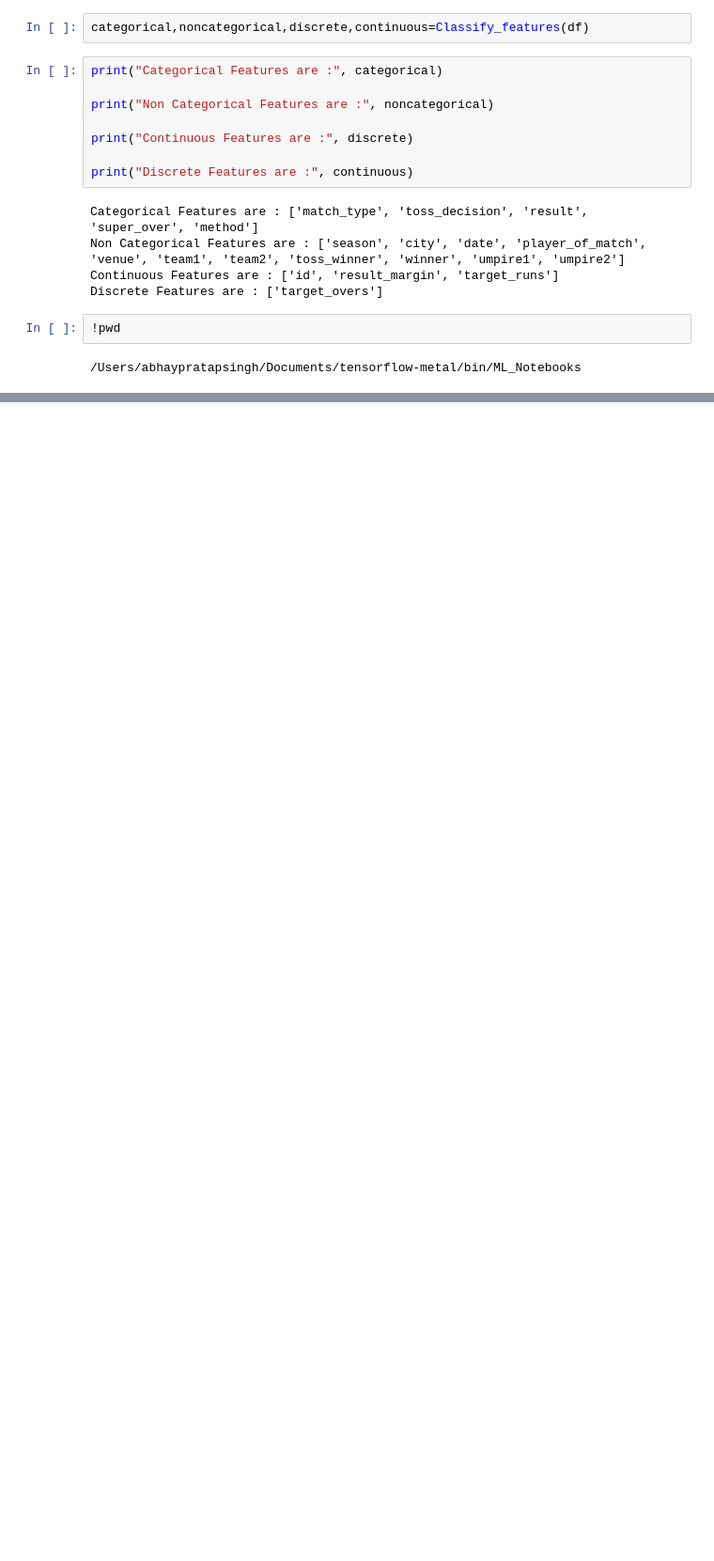
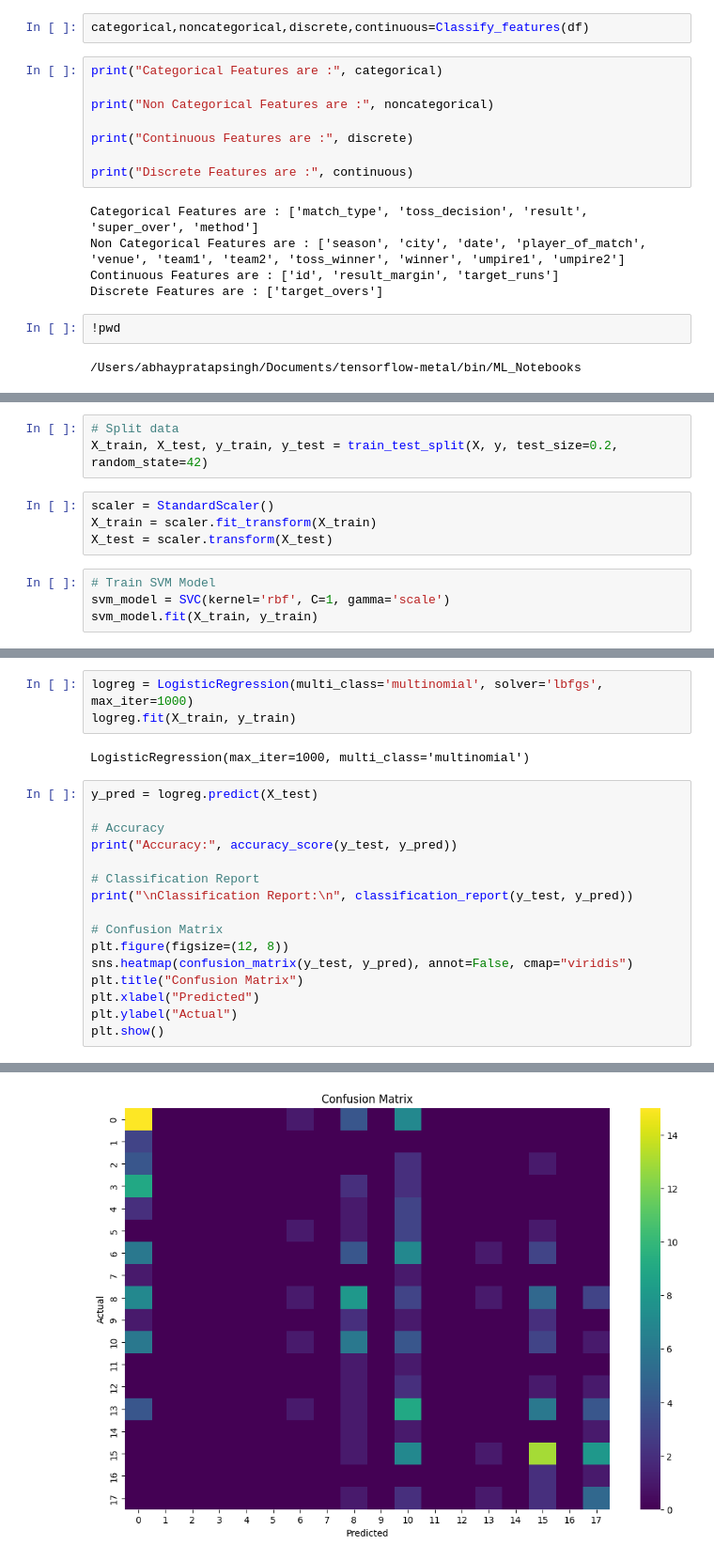
Before and after one commit to abhayp111/abhayp111, a Jupyter notebook: IPL_Predictions.ipynb, the cells around one changed output, grey strips where cells are left out. Shown: that part at 94% size. Saved outputs shown, nothing was run; the diff lists cells and outputs as text; blank space fills up the shorter version.

```diff
--- a/IPL_Predictions.ipynb
+++ b/IPL_Predictions.ipynb
@@ -206,0 +402,11 @@ Discrete Features are : ['target_overs']
+# %%
+# Split data
+X_train, X_test, y_train, y_test = train_test_split(X, y, test_size=0.2, random_state=42)
+# %%
+scaler = StandardScaler()
+X_train = scaler.fit_transform(X_train)
+X_test = scaler.transform(X_test)
+# %%
+# Train SVM Model
+svm_model = SVC(kernel='rbf', C=1, gamma='scale')
+svm_model.fit(X_train, y_train)
@@ -206,0 +439,22 @@ Discrete Features are : ['target_overs']
+# %%
+logreg = LogisticRegression(multi_class='multinomial', solver='lbfgs', max_iter=1000)
+logreg.fit(X_train, y_train)
+# %% [output]
+LogisticRegression(max_iter=1000, multi_class='multinomial')
+# %%
+y_pred = logreg.predict(X_test)
+
+# Accuracy
+print("Accuracy:", accuracy_score(y_test, y_pred))
+
+# Classification Report
+print("\nClassification Report:\n", classification_report(y_test, y_pred))
+
+# Confusion Matrix
+plt.figure(figsize=(12, 8))
+sns.heatmap(confusion_matrix(y_test, y_pred), annot=False, cmap="viridis")
+plt.title("Confusion Matrix")
+plt.xlabel("Predicted")
+plt.ylabel("Actual")
+plt.show()
+# %% [output]
@@ -206,0 +478 @@ Discrete Features are : ['target_overs']
+[figure, added]
```
Also changed, not shown: parts of 35 cells of this notebook.
